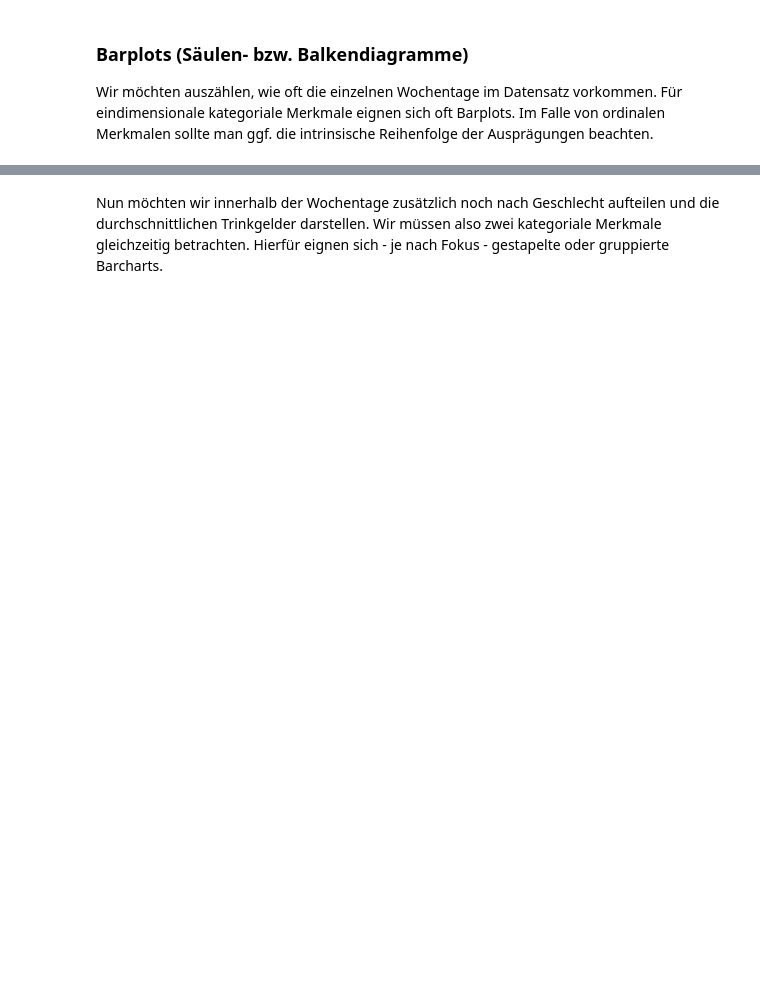
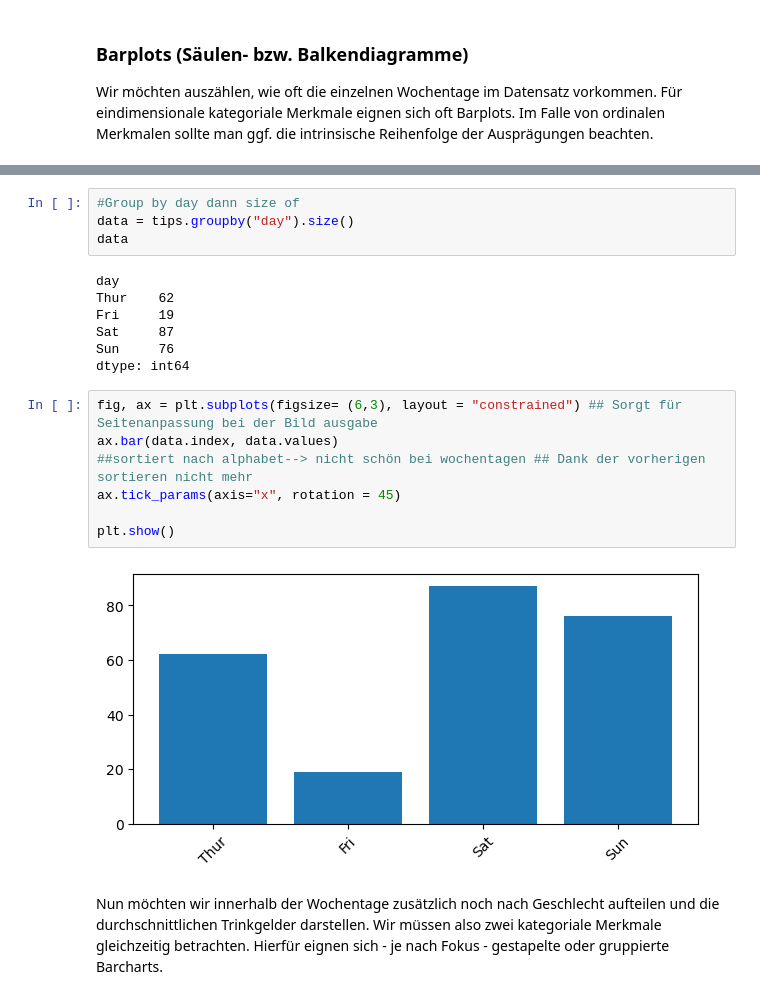
Before and after one commit to GhoulezRulez/PythonDataScienceExercise, a Jupyter notebook: Übung 5/visualization_tutorial_comments.ipynb, the cells around one changed output, grey strips where cells are left out. Drawn from its saved outputs; the diff is of its cells as text; blank space fills up the shorter version.

```diff
--- a/Übung 5/visualization_tutorial_comments.ipynb
+++ b/Übung 5/visualization_tutorial_comments.ipynb
@@ -116,3 +115,23 @@ Im Falle von ordinalen Merkmalen sollte man ggf. die intrinsische Reihenfolge de
+# %%
+#Group by day dann size of
+data = tips.groupby("day").size()
+data
+# %% [output]
+day
+Thur    62
+Fri     19
+Sat     87
+Sun     76
+dtype: int64
+# %%
+fig, ax = plt.subplots(figsize= (6,3), layout = "constrained") ## Sorgt für Seitenanpassung bei der Bild ausgabe
+ax.bar(data.index, data.values)
+##sortiert nach alphabet--> nicht schön bei wochentagen ## Dank der vorherigen sortieren nicht mehr
+ax.tick_params(axis="x", rotation = 45)
+
+plt.show()
+# %% [output]
+[figure, added]
 # %% [markdown]
 Nun möchten wir innerhalb der Wochentage zusätzlich noch nach Geschlecht aufteilen und die durchschnittlichen Trinkgelder darstellen.
 Wir müssen also zwei kategoriale Merkmale gleichzeitig betrachten.
```
Also changed, not shown: parts of 14 cells of this notebook, 2 other files.
